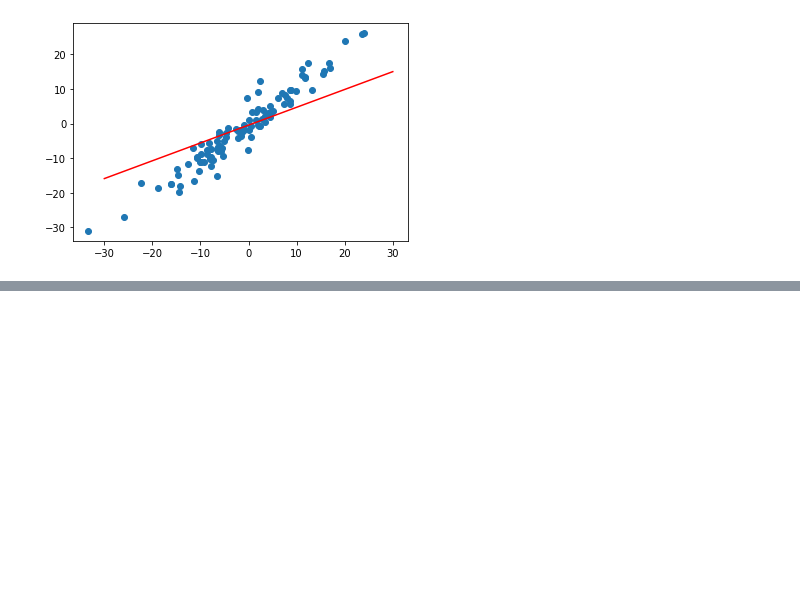
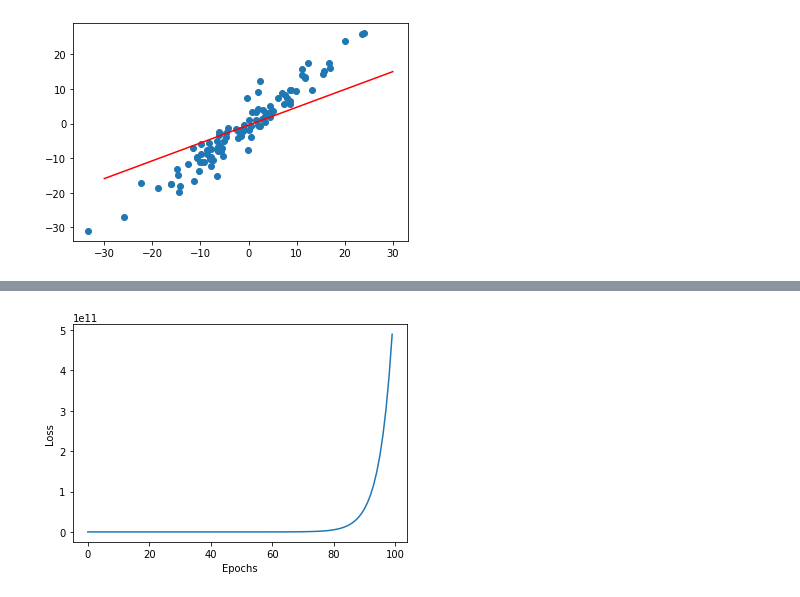
Before and after one commit to saravase/DataScience, a Jupyter notebook: Deep Learning/Deep Learning with pytorch/PyTorch for Deep Learning and Computer Vision/Intro to Tensors - PyTorch/2.LinearRegression.ipynb, the cells around one changed output, grey strips where cells are left out. Saved outputs shown, nothing was run; the diff lists cells and outputs as text; code cells hidden in the pictures; blank space fills up the shorter version.

```diff
--- a/Deep Learning/Deep Learning with pytorch/PyTorch for Deep Learning and Computer Vision/Intro to Tensors - PyTorch/2.LinearRegression.ipynb
+++ b/Deep Learning/Deep Learning with pytorch/PyTorch for Deep Learning and Computer Vision/Intro to Tensors - PyTorch/2.LinearRegression.ipynb
@@ -124,7 +124,9 @@ for i in range(epochs):
   y_pred = model.forward(x)
   loss = criterion(y_pred, y)
   print('epoch :', i, ' Loss : ', loss.item())
-
-  losses.append(loss.item())
+  losses.append(loss)
+  optimizer.zero_grad()
+  loss.backward()
+  optimizer.step()
 # %% [output]
 epoch : 0  Loss :  36.448333740234375
@@ -146,0 +149,7 @@ epoch : 99  Loss :  36.448333740234375
+# %%
+plt.plot(range(epochs), losses)
+plt.xlabel('Epochs')
+plt.ylabel('Loss')
+plt.show()
+# %% [output]
+[figure, added]
```
Also changed, not shown: parts of 2 cells of this notebook.
